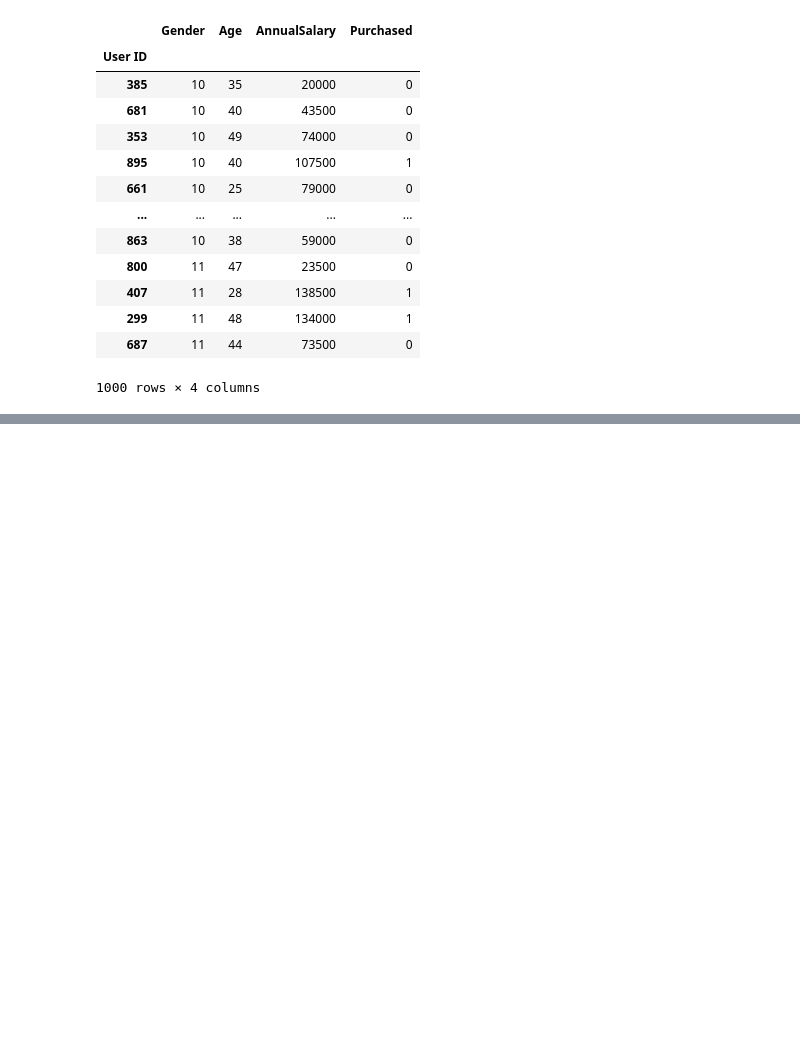
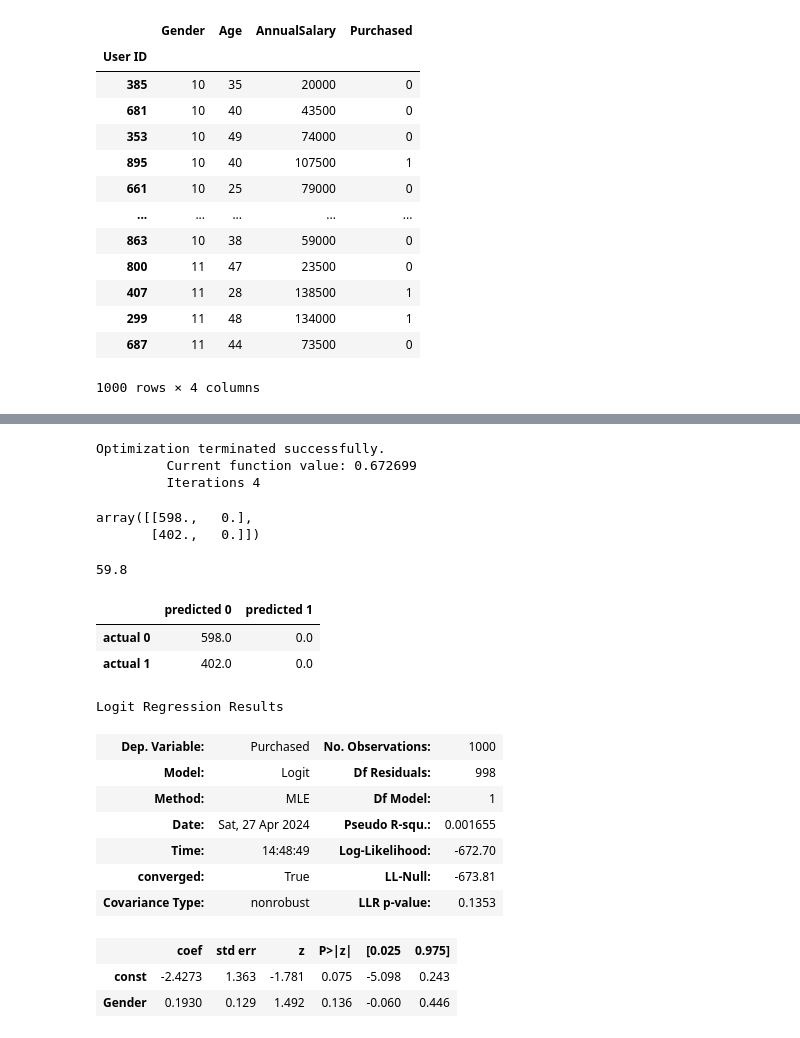
Before and after one commit to Saravanan-20G/Dataset-Carpurchase, a Jupyter notebook: carpurchase.ipynb, the cells around one changed output, grey strips where cells are left out. Drawn from its saved outputs; the diff is of its cells as text; code cells hidden in the pictures; blank space fills up the shorter version.

```diff
--- a/carpurchase.ipynb
+++ b/carpurchase.ipynb
@@ -322,0 +342,42 @@ Supervised Regression - Linear regression
+# %%
+y=df["Purchased"]
+x1=df["Gender"]
+x=sm.add_constant(x1)
+result_log = sm.Logit(y,x).fit()
+result_log.pred_table()
+# %% [output]
+Optimization terminated successfully.
+         Current function value: 0.672699
+         Iterations 4
+array([[598.,   0.],
+       [402.,   0.]])
+# %%
+cm_df=pd.DataFrame(result_log.pred_table())
+cm=np.array(cm_df)
+acc=(cm[0,0]+cm[1,1])/cm.sum()
+print(acc*100)
+# %% [output]
+59.8
+# %%
+cm_df=pd.DataFrame(result_log.pred_table())
+cm_df.columns=["predicted 0","predicted 1"]
+cm_df=cm_df.rename(index={0:"actual 0",1:"actual 1"})
+cm_df
+# %% [output]
+|  | predicted 0 | predicted 1 |
+| actual 0 | 598.0 | 0.0 |
+| actual 1 | 402.0 | 0.0 |
+# %%
+result_log.summary()
+# %% [output]
+Logit Regression Results
+| Dep. Variable: | Purchased | No. Observations: | 1000 |
+| Model: | Logit | Df Residuals: | 998 |
+| Method: | MLE | Df Model: | 1 |
+| Date: | Sat, 27 Apr 2024 | Pseudo R-squ.: | 0.001655 |
+| Time: | 14:48:49 | Log-Likelihood: | -672.70 |
+| converged: | True | LL-Null: | -673.81 |
+| Covariance Type: | nonrobust | LLR p-value: | 0.1353 |
+|  | coef | std err | z | P>|z| | [0.025 | 0.975] |
+| const | -2.4273 | 1.363 | -1.781 | 0.075 | -5.098 | 0.243 |
+| Gender | 0.1930 | 0.129 | 1.492 | 0.136 | -0.060 | 0.446 |
```
Also changed, not shown: parts of 15 cells of this notebook.
